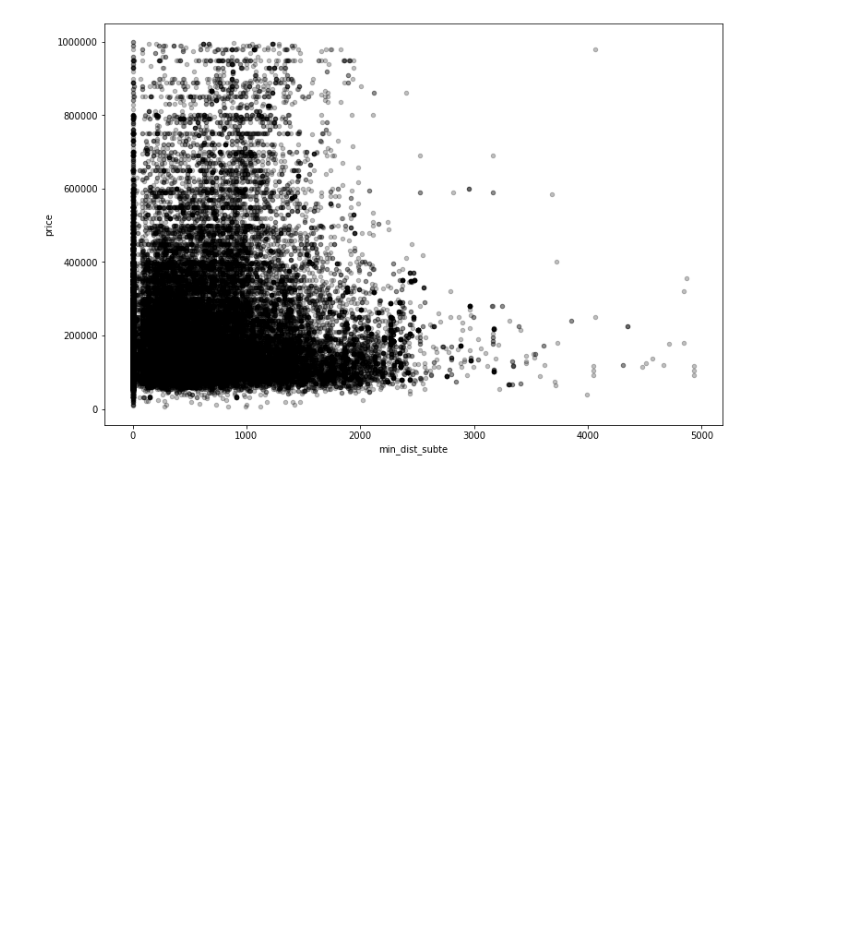
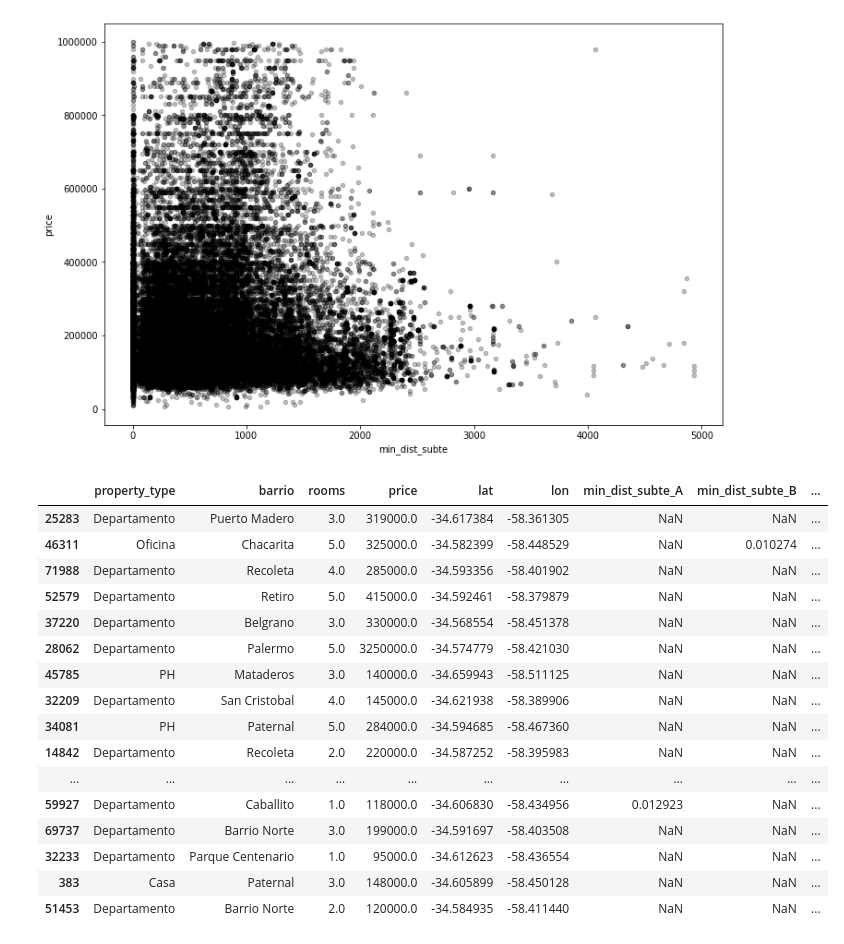
Before and after one commit to Santiago-Pinto/TPSistemasInteligentes, a Jupyter notebook: Subtes.ipynb, the cells around one changed output. Drawn from its saved outputs; the diff is of its cells as text; code cells hidden in the pictures; blank space fills up the shorter version.

```diff
--- a/Subtes.ipynb
+++ b/Subtes.ipynb
@@ -790,3 +790,24 @@ dmin2.plot.scatter('min_dist_subte', 'price',alpha=0.25, figsize=(12,8), color=(
 # %% [output]
 <matplotlib.axes._subplots.AxesSubplot at 0x...>
 [figure]
+# %%
+##df.to_csv(r'/home/santiago/Desktop/Academico/UBA/Introduccion a los Sistemas Inteligentes(75.50)/TP Final/TP/Git/TPSistemasInteligentes/datos con distancia a subtes.csv')
+data.sample(20)
+# %% [output]
+|  | property_type | barrio | rooms | price | lat | lon | min_dist_subte_A | min_dist_subte_B | ... |
+| 25283 | Departamento | Puerto Madero | 3.0 | 319000.0 | -34.617384 | -58.361305 | NaN | NaN | ... |
+| 46311 | Oficina | Chacarita | 5.0 | 325000.0 | -34.582399 | -58.448529 | NaN | 0.010274 | ... |
+| 71988 | Departamento | Recoleta | 4.0 | 285000.0 | -34.593356 | -58.401902 | NaN | NaN | ... |
+| 52579 | Departamento | Retiro | 5.0 | 415000.0 | -34.592461 | -58.379879 | NaN | NaN | ... |
+| 37220 | Departamento | Belgrano | 3.0 | 330000.0 | -34.568554 | -58.451378 | NaN | NaN | ... |
+| 28062 | Departamento | Palermo | 5.0 | 3250000.0 | -34.574779 | -58.421030 | NaN | NaN | ... |
+| 45785 | PH | Mataderos | 3.0 | 140000.0 | -34.659943 | -58.511125 | NaN | NaN | ... |
+| 32209 | Departamento | San Cristobal | 4.0 | 145000.0 | -34.621938 | -58.389906 | NaN | NaN | ... |
+| 34081 | PH | Paternal | 5.0 | 284000.0 | -34.594685 | -58.467360 | NaN | NaN | ... |
+| 14842 | Departamento | Recoleta | 2.0 | 220000.0 | -34.587252 | -58.395983 | NaN | NaN | ... |
+| ... | ... | ... | ... | ... | ... | ... | ... | ... | ... |
+| 59927 | Departamento | Caballito | 1.0 | 118000.0 | -34.606830 | -58.434956 | 0.012923 | NaN | ... |
+| 69737 | Departamento | Barrio Norte | 3.0 | 199000.0 | -34.591697 | -58.403508 | NaN | NaN | ... |
+| 32233 | Departamento | Parque Centenario | 1.0 | 95000.0 | -34.612623 | -58.436554 | NaN | NaN | ... |
+| 383 | Casa | Paternal | 3.0 | 148000.0 | -34.605899 | -58.450128 | NaN | NaN | ... |
+| 51453 | Departamento | Barrio Norte | 2.0 | 120000.0 | -34.584935 | -58.411440 | NaN | NaN | ... |
```
Also changed, not shown: parts of 1 cell of this notebook, 2 other files.
